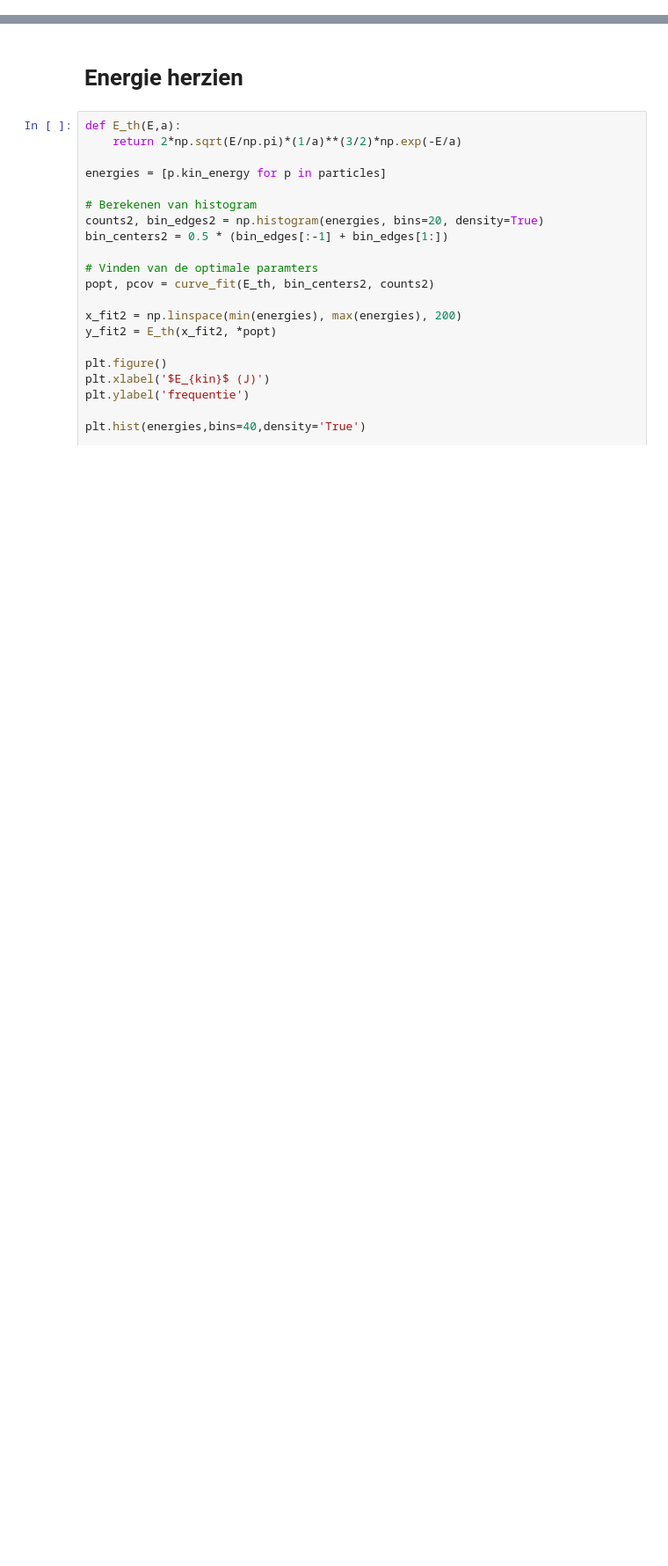
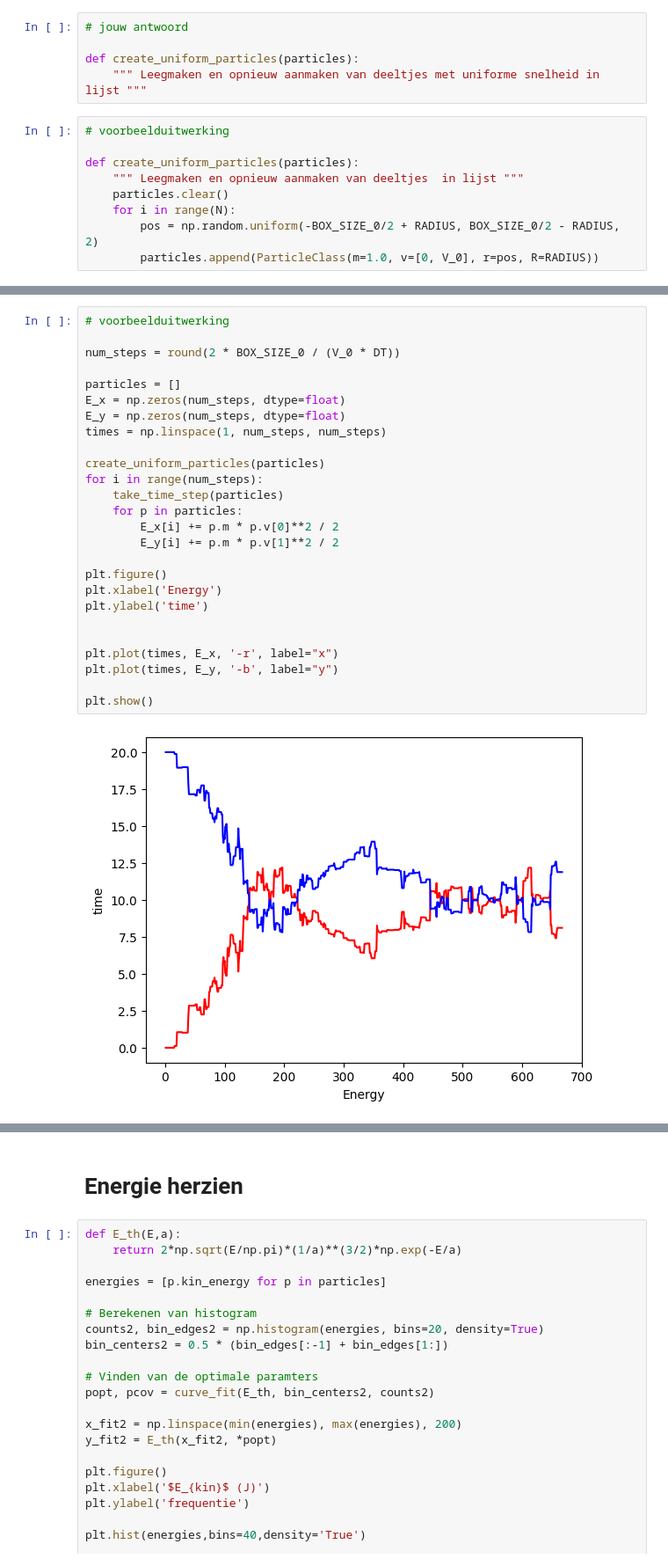
Before and after one commit to Contemporary-Physicslab/PySim, a Jupyter notebook: book/Q2/Boltzmann.ipynb, the cells around one changed output, grey strips where cells are left out. Shown at 88% size. Saved outputs shown, nothing was run; the diff lists cells and outputs as text; blank space fills up the shorter version.

```diff
--- a/book/Q2/Boltzmann.ipynb
+++ b/book/Q2/Boltzmann.ipynb
@@ -224,0 +158,14 @@ SyntaxError: invalid decimal literal (1657525622.py, line 1)
+# %%
+# jouw antwoord
+
+def create_uniform_particles(particles):
+    """ Leegmaken en opnieuw aanmaken van deeltjes met uniforme snelheid in lijst """
+# %%
+# voorbeelduitwerking
+
+def create_uniform_particles(particles):
+    """ Leegmaken en opnieuw aanmaken van deeltjes  in lijst """
+    particles.clear()
+    for i in range(N):
+        pos = np.random.uniform(-BOX_SIZE_0/2 + RADIUS, BOX_SIZE_0/2 - RADIUS, 2)
+        particles.append(ParticleClass(m=1.0, v=[0, V_0], r=pos, R=RADIUS))
@@ -224,0 +179,28 @@ SyntaxError: invalid decimal literal (1657525622.py, line 1)
+# %%
+# voorbeelduitwerking
+
+num_steps = round(2 * BOX_SIZE_0 / (V_0 * DT))
+
+particles = []
+E_x = np.zeros(num_steps, dtype=float)
+E_y = np.zeros(num_steps, dtype=float)
+times = np.linspace(1, num_steps, num_steps)
+
+create_uniform_particles(particles)
+for i in range(num_steps):
+    take_time_step(particles)
+    for p in particles:
+        E_x[i] += p.m * p.v[0]**2 / 2
+        E_y[i] += p.m * p.v[1]**2 / 2
+
+plt.figure()
+plt.xlabel('Energy')
+plt.ylabel('time')
+
+
+plt.plot(times, E_x, '-r', label="x")
+plt.plot(times, E_y, '-b', label="y")
+
+plt.show()
+# %% [output]
+[figure, added]
```
Also changed, not shown: parts of 43 cells of this notebook.
